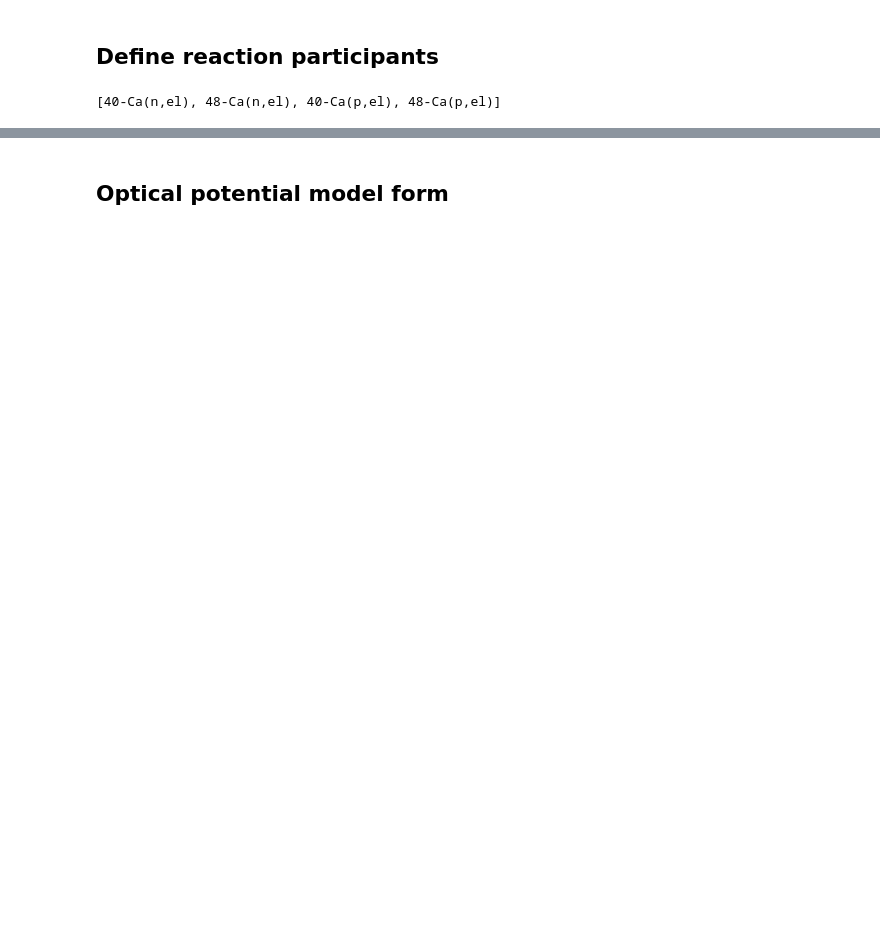
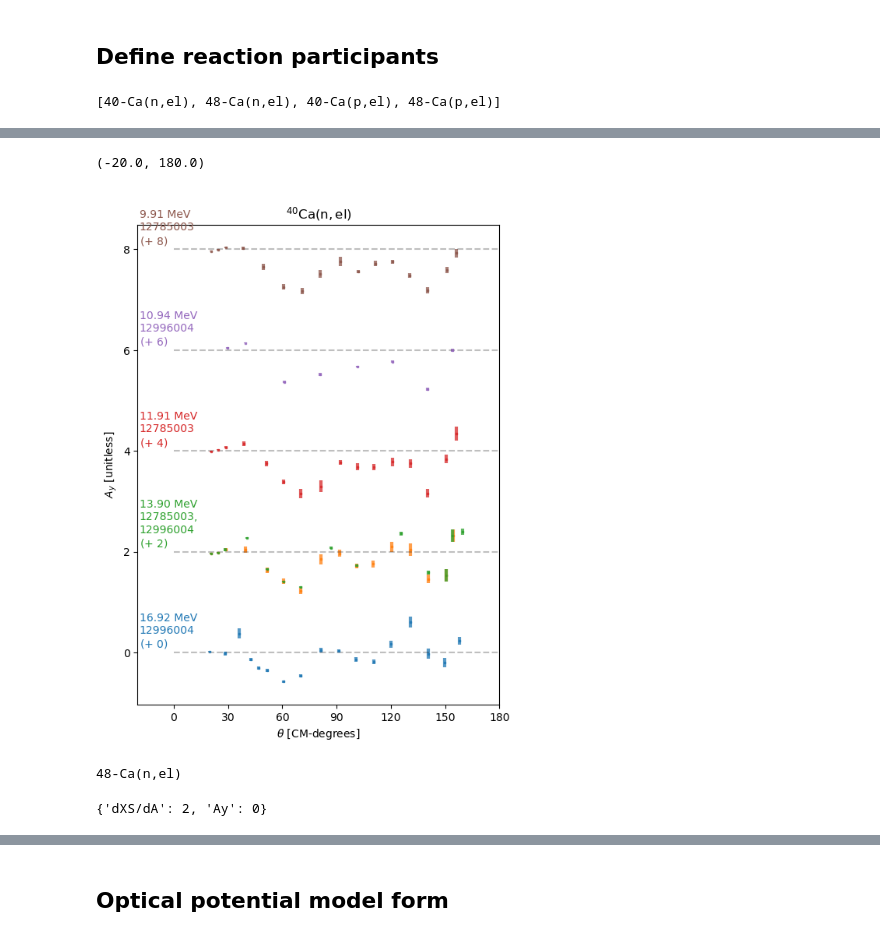
Before and after one commit to beykyle/rxmc, a Jupyter notebook: examples/fitting_an_optical_potential_with_Edep.ipynb, the cells around one changed output, grey strips where cells are left out. Cells and saved outputs as stored; diff of their text form; code cells hidden in the pictures; blank space fills up the shorter version.

```diff
--- a/examples/fitting_an_optical_potential_with_Edep.ipynb
+++ b/examples/fitting_an_optical_potential_with_Edep.ipynb
@@ -69,0 +111,33 @@ Failed to parse 0 entries:
+# %%
+axes = (
+    data[0]
+    .data["Ay"]
+    .plot(
+        n_per_plot=6,
+        label_kwargs={
+            "label_xloc_deg": -19,
+            "label_offset_factor": 0.1,
+            "label_energy_err": False,
+            "label_offset": True,
+            "label_incident_energy": True,
+            "label_excitation_energy": False,
+            "label_exfor": True,
+        },
+        plot_kwargs={
+            "offsets": 2,
+            "log": False,
+            "draw_baseline": True,
+        },
+        y_size=8,
+    )
+)
+axes[0].set_xlim([-20, 180])
+# %% [output]
+(-20.0, 180.0)
+[figure, added]
+# %%
+print(reactions[1])
+data[1].num_measurements
+# %% [output]
+48-Ca(n,el)
+{'dXS/dA': 2, 'Ay': 0}
```
Also changed, not shown: parts of 34 cells of this notebook.
